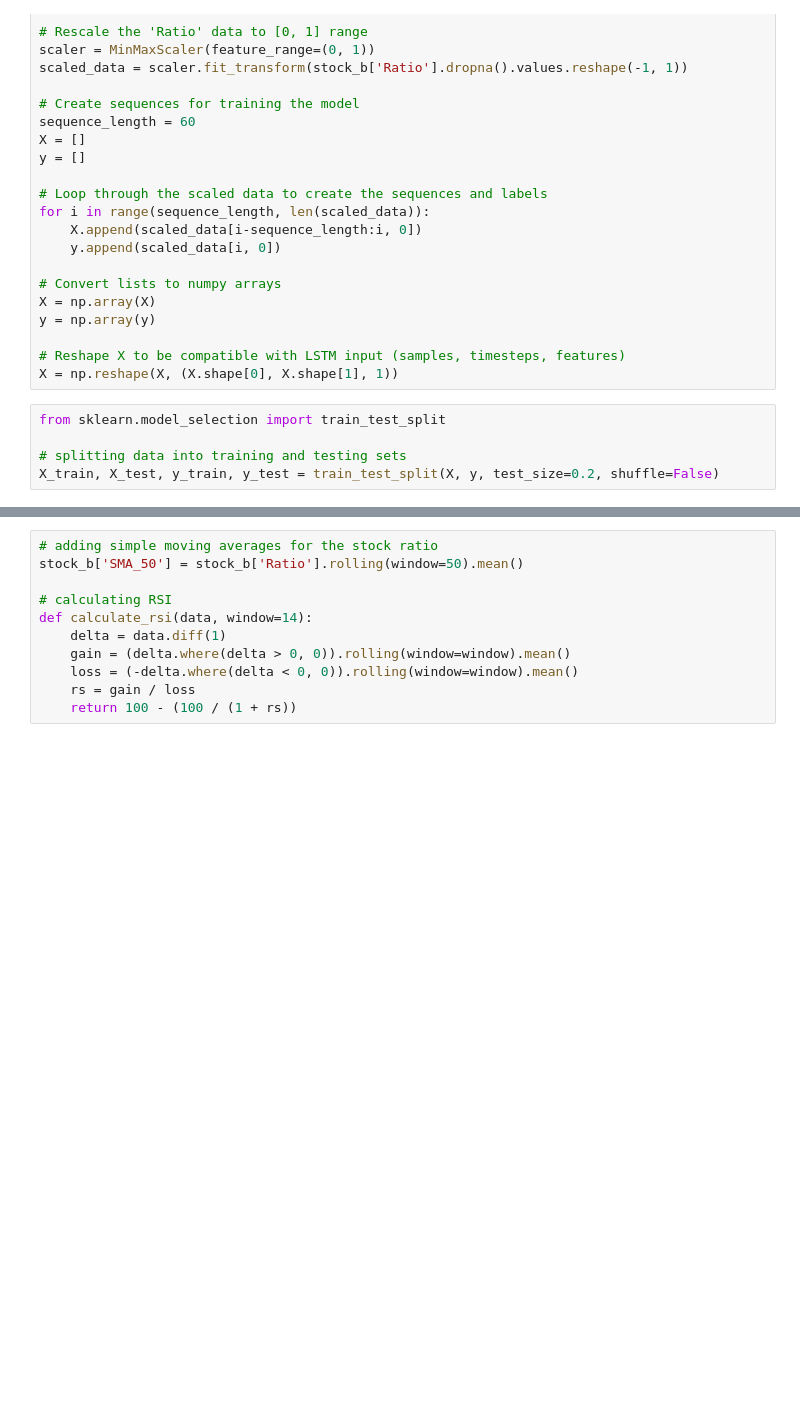
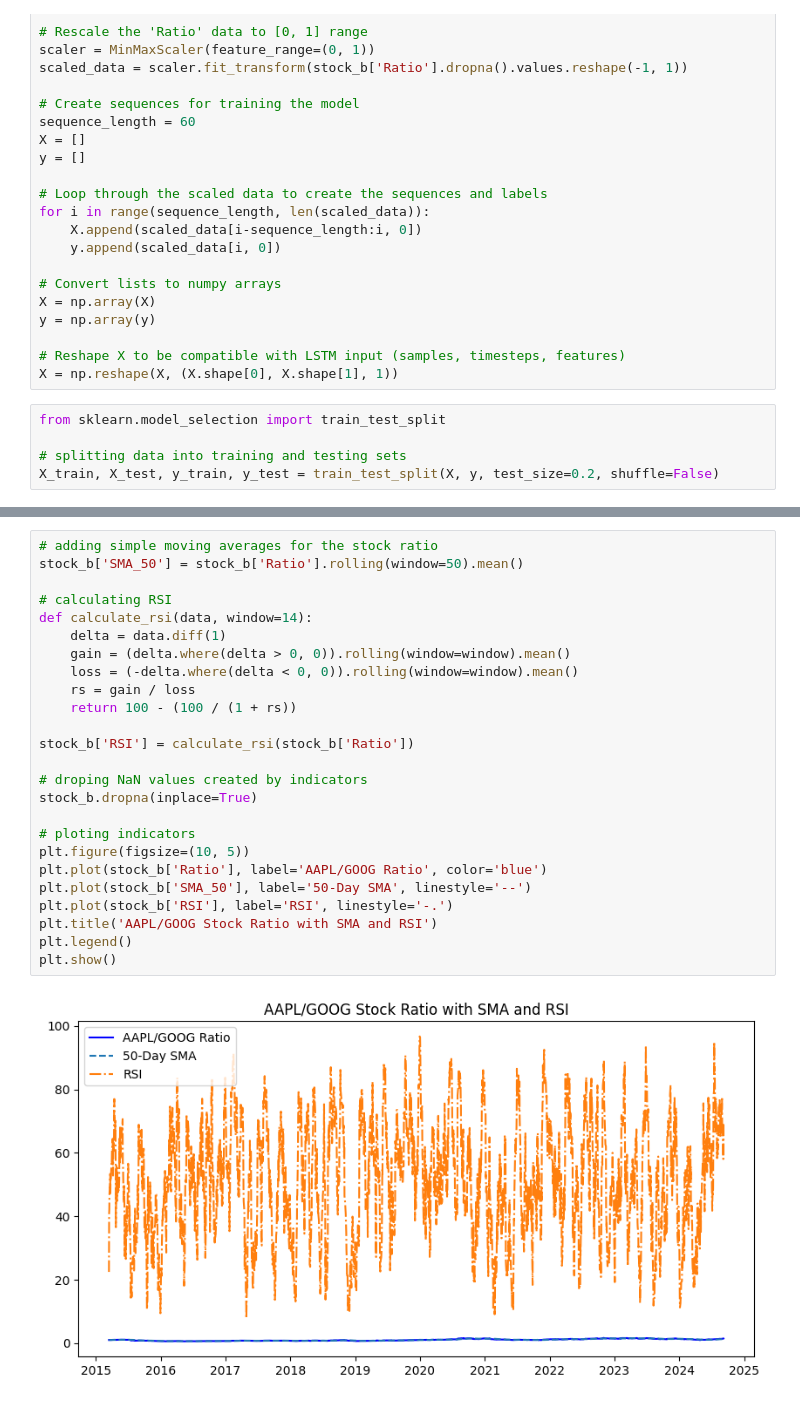
Before and after one commit to jurchiks33/am-i-AI, a Jupyter notebook: Stock Pair Ratio.ipynb, the cells around one changed output, grey strips where cells are left out. Cells and saved outputs as stored; diff of their text form; blank space fills up the shorter version.

Commit message:
RSI and MA indicators

```diff
--- a/Stock Pair Ratio.ipynb
+++ b/Stock Pair Ratio.ipynb
@@ -278,11 +278,27 @@ plt.show()
 # %%
 # adding simple moving averages for the stock ratio
 stock_b['SMA_50'] = stock_b['Ratio'].rolling(window=50).mean()
 
 # calculating RSI
 def calculate_rsi(data, window=14):
     delta = data.diff(1)
     gain = (delta.where(delta > 0, 0)).rolling(window=window).mean()
     loss = (-delta.where(delta < 0, 0)).rolling(window=window).mean()
     rs = gain / loss
     return 100 - (100 / (1 + rs))
+
+stock_b['RSI'] = calculate_rsi(stock_b['Ratio'])
+
+# droping NaN values created by indicators
+stock_b.dropna(inplace=True)
+
+# ploting indicators
+plt.figure(figsize=(10, 5))
+plt.plot(stock_b['Ratio'], label='AAPL/GOOG Ratio', color='blue')
+plt.plot(stock_b['SMA_50'], label='50-Day SMA', linestyle='--')
+plt.plot(stock_b['RSI'], label='RSI', linestyle='-.')
+plt.title('AAPL/GOOG Stock Ratio with SMA and RSI')
+plt.legend()
+plt.show()
+# %% [output]
+[figure, added]
```
Also changed, not shown: parts of 4 cells of this notebook.
